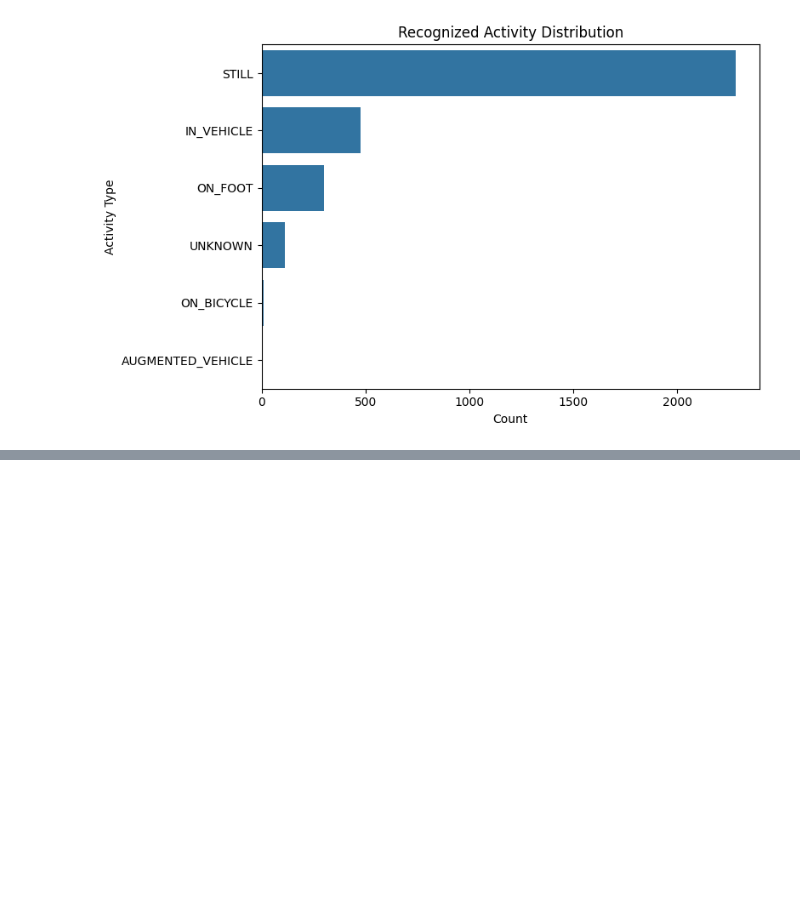
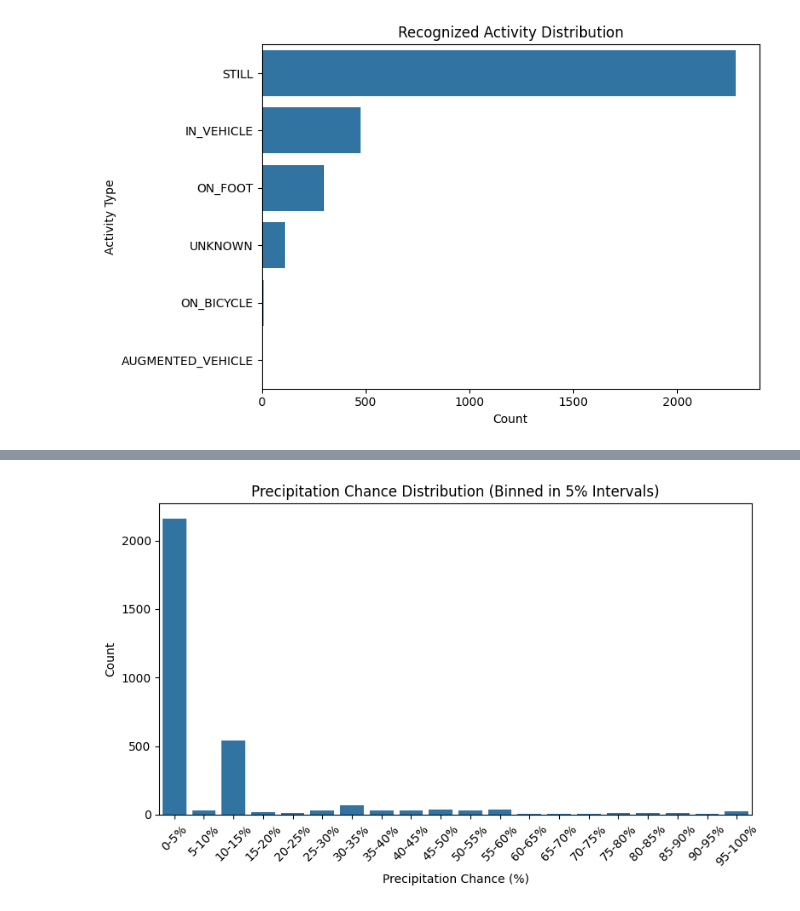
Before and after one commit to jacksoncamp42/ORIE-5160-Midterm-Project, a Jupyter notebook: EDA/eda_no_notification.ipynb, the cells around one changed output, grey strips where cells are left out. Cells and saved outputs as stored; diff of their text form; code cells hidden in the pictures; blank space fills up the shorter version.

```diff
--- a/EDA/eda_no_notification.ipynb
+++ b/EDA/eda_no_notification.ipynb
@@ -95,0 +116,17 @@ KeyError: 'Time of Day'
+# %%
+data['dec.precipitation.chance'] = pd.to_numeric(data['dec.precipitation.chance'], errors='coerce')
+
+bins = range(0, 105, 5)
+labels = [f'{i}-{i+5}%' for i in range(0, 100, 5)]
+data['precipitation_binned'] = pd.cut(data['dec.precipitation.chance'], bins=bins, labels=labels, include_lowest=True)
+
+plt.figure(figsize=(8, 5))
+sns.countplot(x='precipitation_binned', data=data)
+plt.title('Precipitation Chance Distribution (Binned in 5% Intervals)')
+plt.xlabel('Precipitation Chance (%)')
+plt.ylabel('Count')
+plt.xticks(rotation=45)
+plt.tight_layout()
+plt.show()
+# %% [output]
+[figure, added]
```
Also changed, not shown: parts of 5 cells of this notebook.
